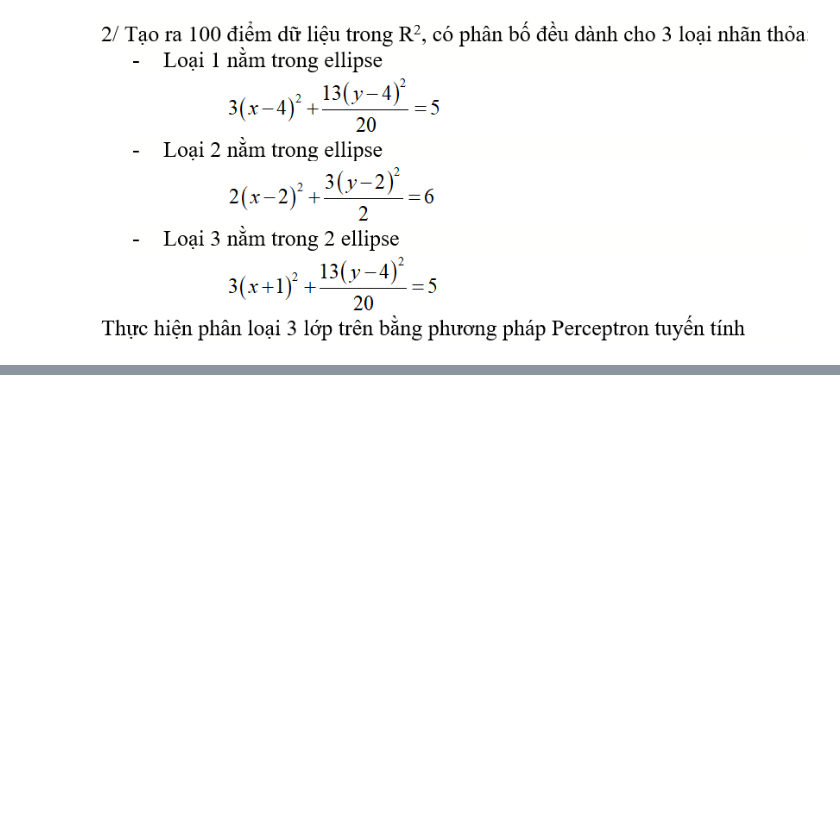
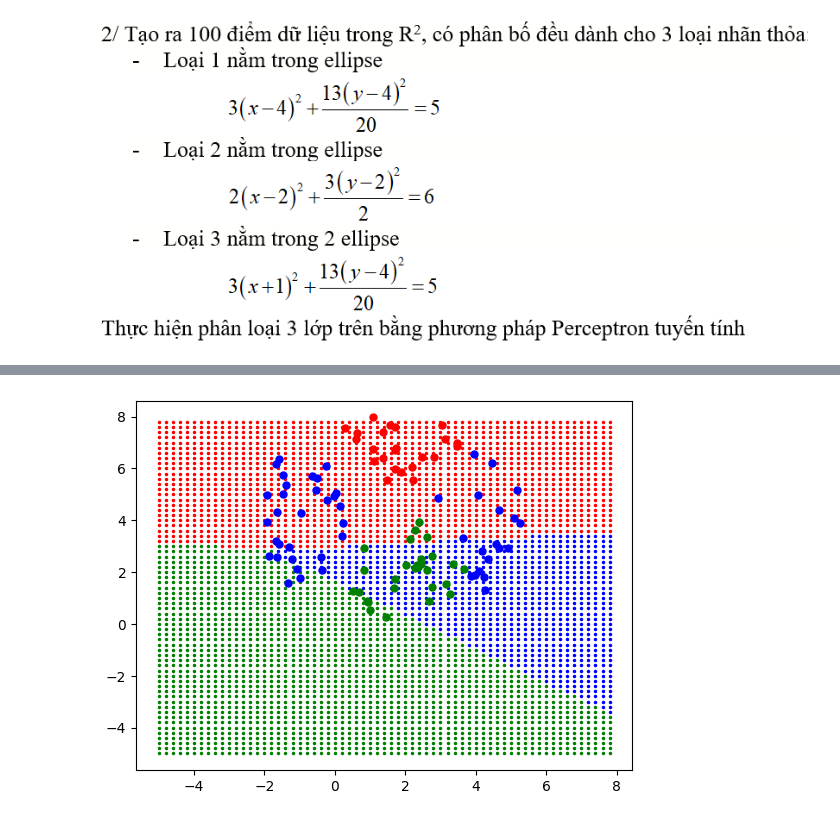
Before and after one commit to Nhunk/deeplearning, a Jupyter notebook: BTTH/Chuong1.ipynb, the cells around one changed output, grey strips where cells are left out. Cells and saved outputs as stored; diff of their text form; code cells hidden in the pictures; blank space fills up the shorter version.

```diff
--- a/BTTH/Chuong1.ipynb
+++ b/BTTH/Chuong1.ipynb
@@ -151,0 +152,55 @@ AttributeError: 'numpy.ndarray' object has no attribute 'append'
+# %%
+#CÂU A: PHÂN LOẠI 3 LỚP BẰNG PHƯƠNG PHÁP PERCEPTRON TUYẾN TÍNH
+
+points_A = np.array(points_3).squeeze()  # Loại bỏ các chiều có kích thước bằng 1
+labels_A = np.array(labels_3)
+
+W = np.array([[0,-1,0],
+              [1, 1, 0],
+              [0, 1,0]], dtype=float)
+
+def perceptron_multi(X,W):
+    X=np.array([X])
+    X=X.T
+    xx = np.vstack((X, np.array([[1]]))) # thêm số 1 vào cột cuối hay còn gọi là bias để đường tuyến tính xa rời gốc toạ độ
+    y=W @ xx
+    return y
+
+epoch = 10
+count = 0
+for _ in range(epoch):
+    for i in np.arange(points_A.shape[0]):
+        out = perceptron_multi(points_A[i],W) # Tính toán đầu ra
+        xx = np.vstack((np.array([points_A[i]]).T, np.array([[1]]))) # thêm số 1 vào cột cuối
+        flag = 'D'
+
+        if np.argmax(out) != labels_A[i]:
+            flag = 'S'
+            W[labels_A[i]] = W[labels_A[i]]+ xx.T
+
+            for k in range(W.shape[0]) :
+                if np.isclose(out[k], max(out)) and k != labels_A[i]:
+                    W[k] =W[k]- xx.T
+
+        #print(W[0], W[1], W[2], '[X', i+1, 'L', labels_3[i]+1,']', xx.T[0], out.T, flag)
+
+        if flag =='D': count = count +1
+        else: count = 0
+        if count == 100: break
+    if count == 100: break
+
+# VẼ ĐỒ THỊ PHÂN LOẠI 2D
+color = 'rgb'
+plt.figure()
+
+for x1 in np.arange(-5, 8, 0.2):
+    for x2 in np.arange(-5,8, 0.2):
+        x = np.array([x1, x2])
+        out = perceptron_multi(x, W)  # Tính toán đầu ra
+        label = np.argmax(out)  # Nhãn dự đoán
+        plt.plot(x1,x2,color[label]+'.',markersize=3)  # Vẽ điểm dự đoán
+
+for i in range(points.shape[0]):
+    plt.plot(points_A[i,0], points_A[i,1], color[labels_A[i]]+'.',markersize = 10) # Vẽ các điểm huấn luyện
+# %% [output]
+[figure, added]
```
Also changed, not shown: parts of 6 cells of this notebook.
